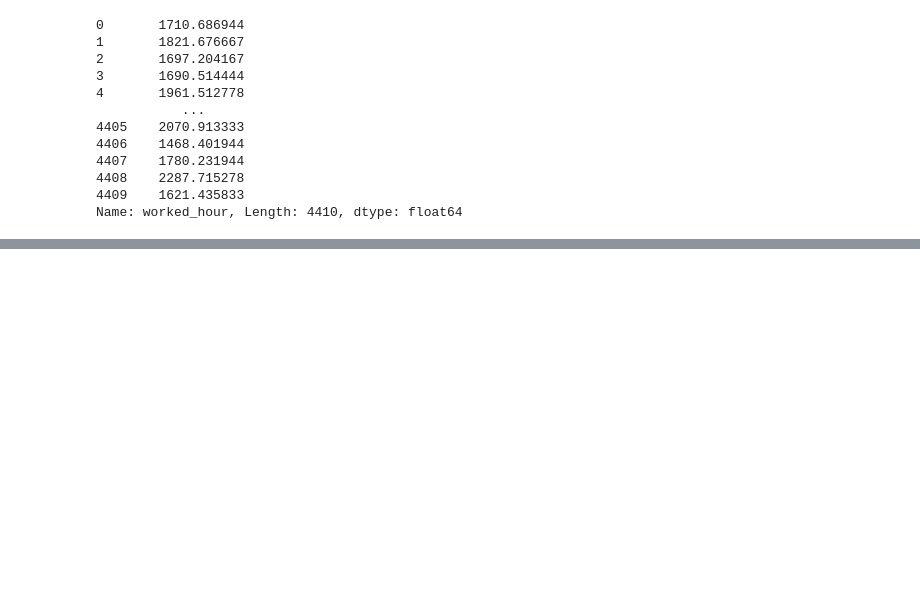
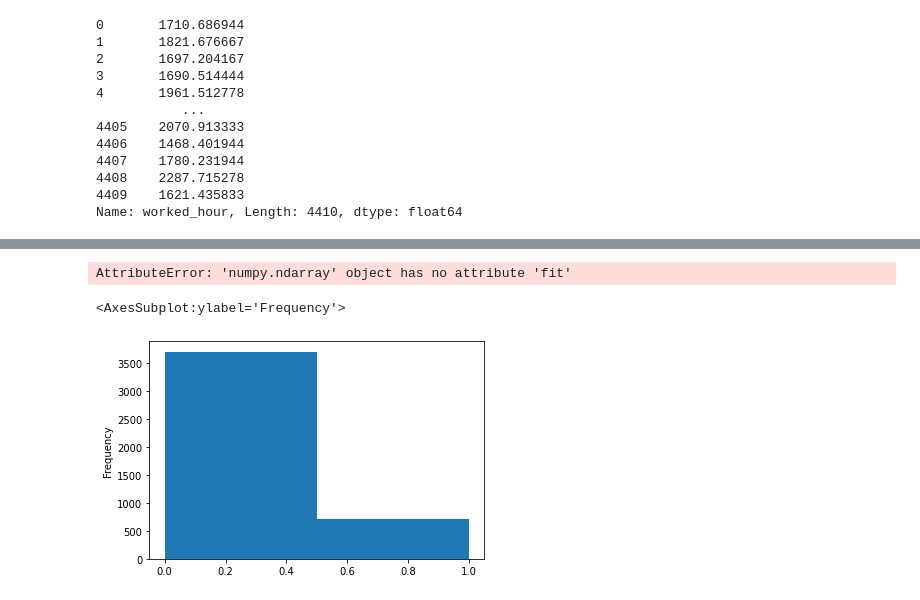
Before and after one commit to nazzim29/HumanForYou, a Jupyter notebook: projet.ipynb, the cells around one changed output, grey strips where cells are left out. Drawn from its saved outputs; the diff is of its cells as text; code cells hidden in the pictures; blank space fills up the shorter version.

```diff
--- a/projet.ipynb
+++ b/projet.ipynb
@@ -328,5 +318,0 @@ array([[<AxesSubplot:title={'center':'Age'}>,
-# %%
-for col in general_data.columns:
-    count = general_data[col].isna().sum()
-
-    if count > 0: print(col,count)
@@ -339,5 +375,31 @@ WorkLifeBalance 38
+# %%
+numeric_pipline = Pipeline([
+    ('fill_na',SimpleImputer(strategy='mean')),
+    ('standardisation',StandardScaler),
+])
+col_transformer = ColumnTransformer([
+    ('numeric',numeric_pipline,numeric_cols),
+    ("qualitative",OneHotEncoder(),qualitative_columns),
+    ('bool',OneHotEncoder(),boolean_columns)
+])
+# %%
+col_transformer.fit_transform(general_data)
+# %% [output]
+AttributeError: 'numpy.ndarray' object has no attribute 'fit'
 # %%
 for col in general_data.columns:
     general_data[col].fillna(general_data[col].median,inplace=True)
     count = general_data[col].isna().sum()
     if count > 0: print(col,count)
+# %%
+# convert Attrition to boolean
+attrition_dict = {
+    'No': False,
+    'Yes':True
+}
+general_data['Attrition'] = general_data['Attrition'].map(attrition_dict).astype(bool)
+# %%
+general_data['Attrition'].astype(int).plot.hist(bins=2)
+# %% [output]
+<AxesSubplot:ylabel='Frequency'>
+[figure, added]
```
Also changed, not shown: parts of 11 cells of this notebook.
